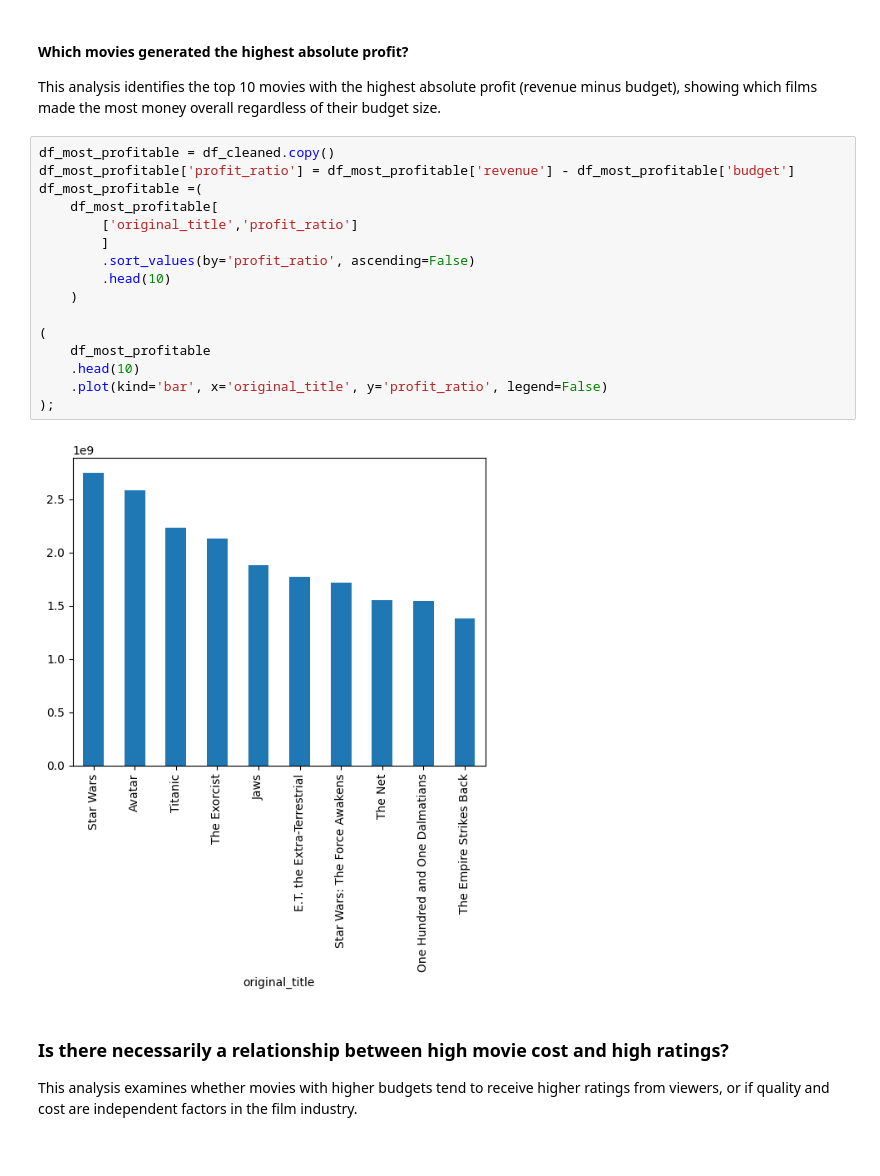
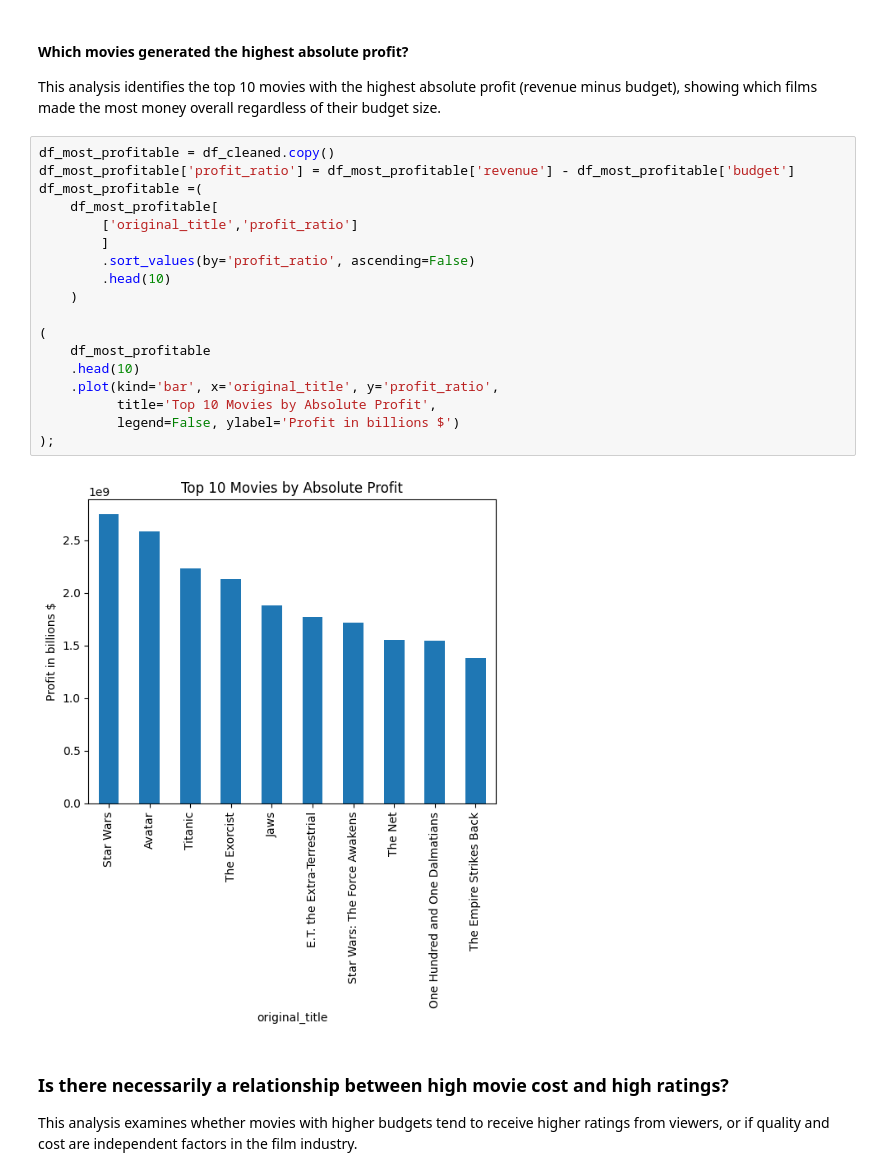
Before and after one commit to SalehAlhuqayl/Investigate-a-Dataset-Database-TMDb-movie-data, a Jupyter notebook: Investigate_a_Dataset.ipynb, the cells around one changed output. Cells and saved outputs as stored; diff of their text form.

```diff
--- a/Investigate_a_Dataset.ipynb
+++ b/Investigate_a_Dataset.ipynb
@@ -308,21 +398,23 @@ showing which films made the most money overall regardless of their budget size.
 # %%
 df_most_profitable = df_cleaned.copy()
 df_most_profitable['profit_ratio'] = df_most_profitable['revenue'] - df_most_profitable['budget']
 df_most_profitable =(
     df_most_profitable[
         ['original_title','profit_ratio']
         ]
         .sort_values(by='profit_ratio', ascending=False)
         .head(10)
     )
 
 (
     df_most_profitable
     .head(10)
-    .plot(kind='bar', x='original_title', y='profit_ratio', legend=False)
+    .plot(kind='bar', x='original_title', y='profit_ratio',
+          title='Top 10 Movies by Absolute Profit',
+          legend=False, ylabel='Profit in billions $')
 );
 # %% [output]
-[figure, old version]
+[figure, new version]
 # %% [markdown]
 ### Is there necessarily a relationship between high movie cost and high ratings?
 
```
Also changed, not shown: parts of 7 cells of this notebook, 1 other file.
